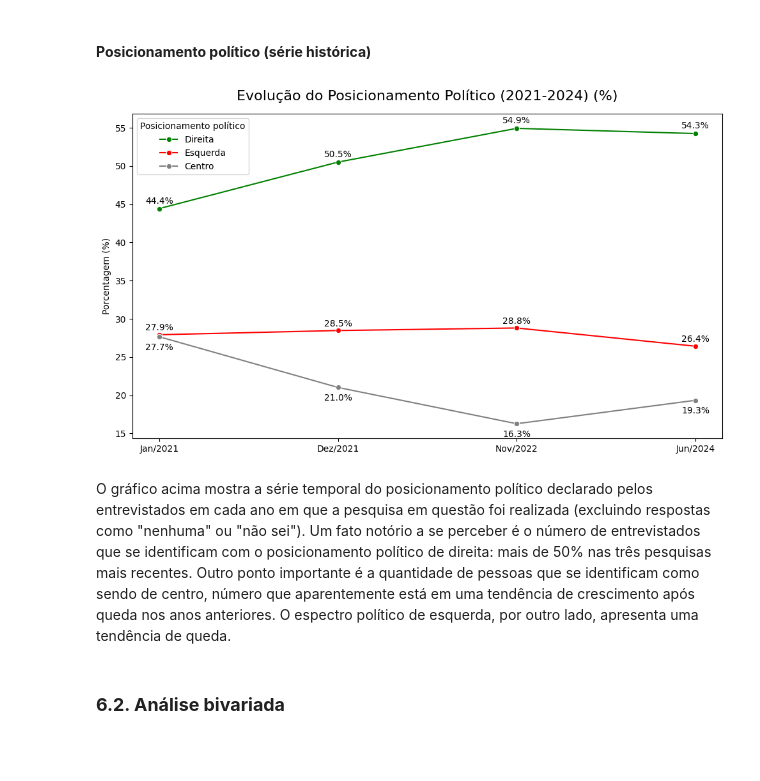
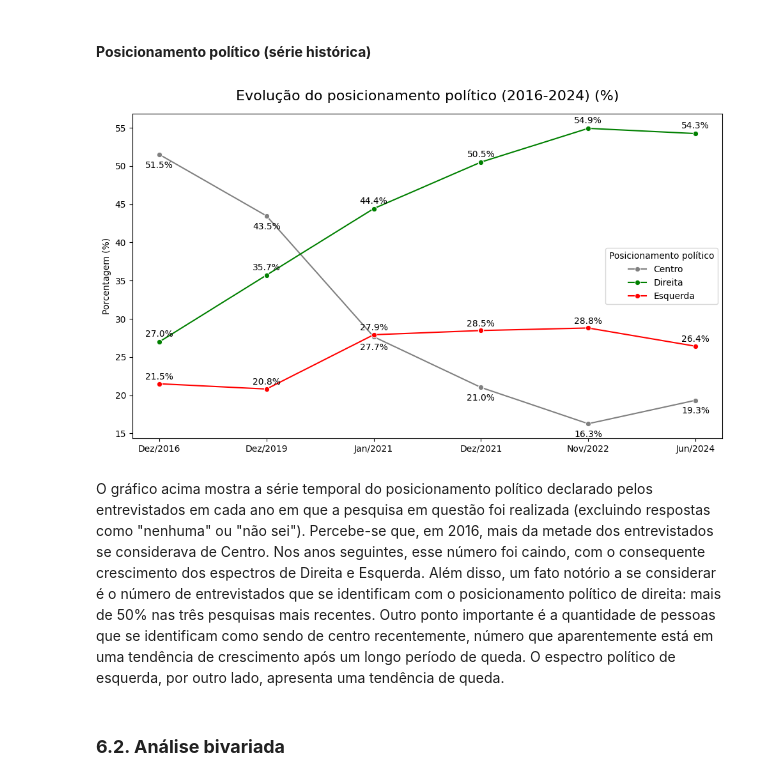
Before and after one commit to h-Soares/ds-espectro-politico-brasil, a Jupyter notebook: notebooks/data_analysis.ipynb, the cells around one changed output. Drawn from its saved outputs; the diff is of its cells as text; code cells hidden in the pictures; blank space fills up the shorter version.

Commit message:
adicionado dados de 2016 e de 2019 para análise da série histórica da evolução do posicionamento político

```diff
--- a/notebooks/data_analysis.ipynb
+++ b/notebooks/data_analysis.ipynb
@@ -581,6 +581,8 @@ def calculate_pct(path_csv: str, path_dict:str, political_label: str) -> pd.Data
     return df
 # %%
 political_var = {
+    "panorama_politico_12_2016": "P09",
+    "panorama_politico_12_2019": "P22",
     "panorama_politico_01_2021": "P24",
     "panorama_politico_12_2021": "P26",
     "panorama_politico_11_2022": "P49",
@@ -612,32 +614,33 @@ for folder in folders:
     else:
         print(f"Dados ou variável ausente em {folder.name}")
 espectros = pd.concat(espectros, ignore_index=True)
+espectros["posicionamento_politico"] = espectros['posicionamento_politico'].str.strip()
 # %%
 plt.figure(figsize=(10,6))
 sns.lineplot(data=espectros, x='data', y='porcentagem', hue='posicionamento_politico', marker='o', palette={'Esquerda': 'red', 'Centro': 'gray', 'Direita': 'green'})
 
 offsets = {'Direita': 0.4, 'Esquerda': 0.3, 'Centro': -2} # deslocamento vertical para cada grupo
 for _, row in espectros.iterrows():
     plt.text(
         row['data'],
         row['porcentagem'] + offsets.get(row['posicionamento_politico']),
         f"{row['porcentagem']:.1f}%",
         color='black',
         ha='center', va='bottom',
         fontsize=10
     )
 
 plt.xlabel("")
 plt.ylabel("Porcentagem (%)")
-plt.title('Evolução do Posicionamento Político (2021-2024) (%)', fontsize=16, pad=15)
+plt.title('Evolução do posicionamento político (2016-2024) (%)', fontsize=16, pad=15)
 plt.legend(title='Posicionamento político')
 plt.tight_layout()
 plt.savefig(r'..\images\evolucao_posicionamento_politico.png')
 plt.show()
 # %% [output]
-[figure, old version]
+[figure, new version]
 # %% [markdown]
-O gráfico acima mostra a série temporal do posicionamento político declarado pelos entrevistados em cada ano em que a pesquisa em questão foi realizada (excluindo respostas como "nenhuma" ou "não sei"). Um fato notório a se perceber é o número de entrevistados que se identificam com o posicionamento político de direita: mais de 50% nas três pesquisas mais recentes. Outro ponto importante é a quantidade de pessoas que se identificam como sendo de centro, número que aparentemente está em uma tendência de crescimento após queda nos anos anteriores. O espectro político de esquerda, por outro lado, apresenta uma tendência de queda.
+O gráfico acima mostra a série temporal do posicionamento político declarado pelos entrevistados em cada ano em que a pesquisa em questão foi realizada (excluindo respostas como "nenhuma" ou "não sei"). Percebe-se que, em 2016, mais da metade dos entrevistados se considerava de Centro. Nos anos seguintes, esse número foi caindo, com o consequente crescimento dos espectros de Direita e Esquerda. Além disso, um fato notório a se considerar é o número de entrevistados que se identificam com o posicionamento político de direita: mais de 50% nas três pesquisas mais recentes. Outro ponto importante é a quantidade de pessoas que se identificam como sendo de centro recentemente, número que aparentemente está em uma tendência de crescimento após um longo período de queda. O espectro político de esquerda, por outro lado, apresenta uma tendência de queda.
 # %% [markdown]
 ### **6.2. Análise bivariada**
 # %% [markdown]
```
Also changed, not shown: 12 other files.
